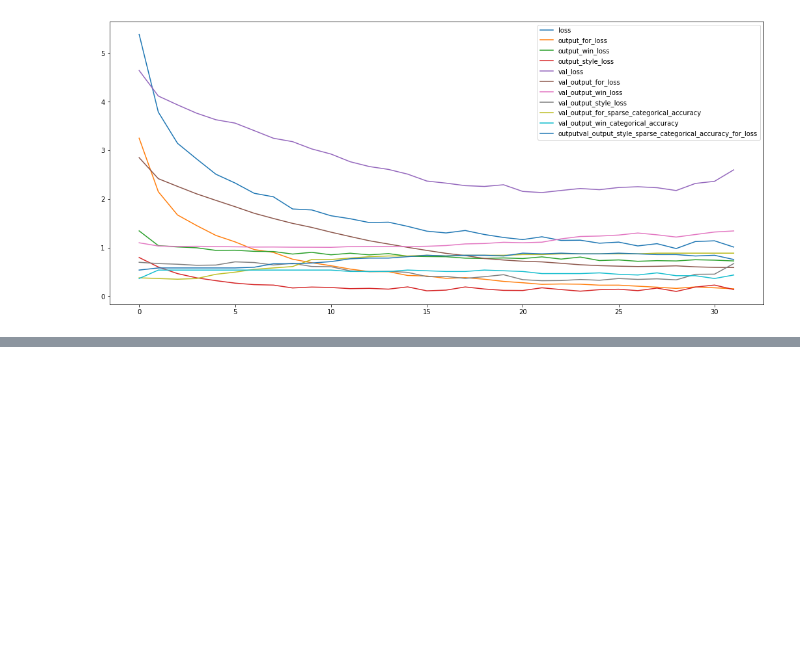
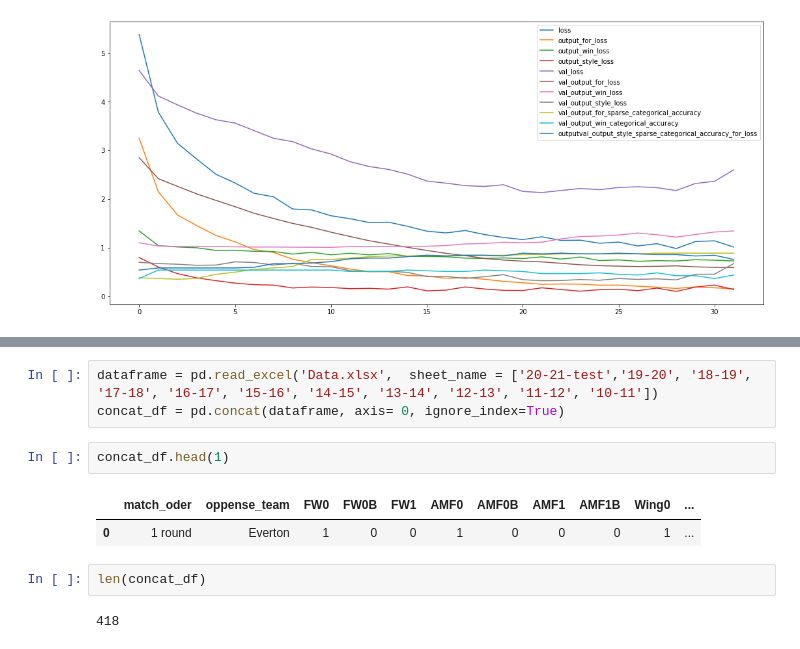
Before and after one commit to Lee-Gunju/GraphEmbedding-For-Soccer-Tactical-Formations, a Jupyter notebook: football_2.ipynb, the cells around one changed output, grey strips where cells are left out. Drawn from its saved outputs; the diff is of its cells as text; blank space fills up the shorter version.

```diff
--- a/football_2.ipynb
+++ b/football_2.ipynb
@@ -371,0 +446,12 @@ plt.legend(loc = 'upper right')
+# %%
+dataframe = pd.read_excel('Data.xlsx',  sheet_name = ['20-21-test','19-20', '18-19', '17-18', '16-17', '15-16', '14-15', '13-14', '12-13', '11-12', '10-11'])
+concat_df = pd.concat(dataframe, axis= 0, ignore_index=True)
+# %%
+concat_df.head(1)
+# %% [output]
+|  | match_oder | oppense_team | FW0 | FW0B | FW1 | AMF0 | AMF0B | AMF1 | AMF1B | Wing0 | ... |
+| 0 | 1 round | Everton | 1 | 0 | 0 | 1 | 0 | 0 | 0 | 1 | ... |
+# %%
+len(concat_df)
+# %% [output]
+418
```
Also changed, not shown: parts of 43 cells of this notebook.
